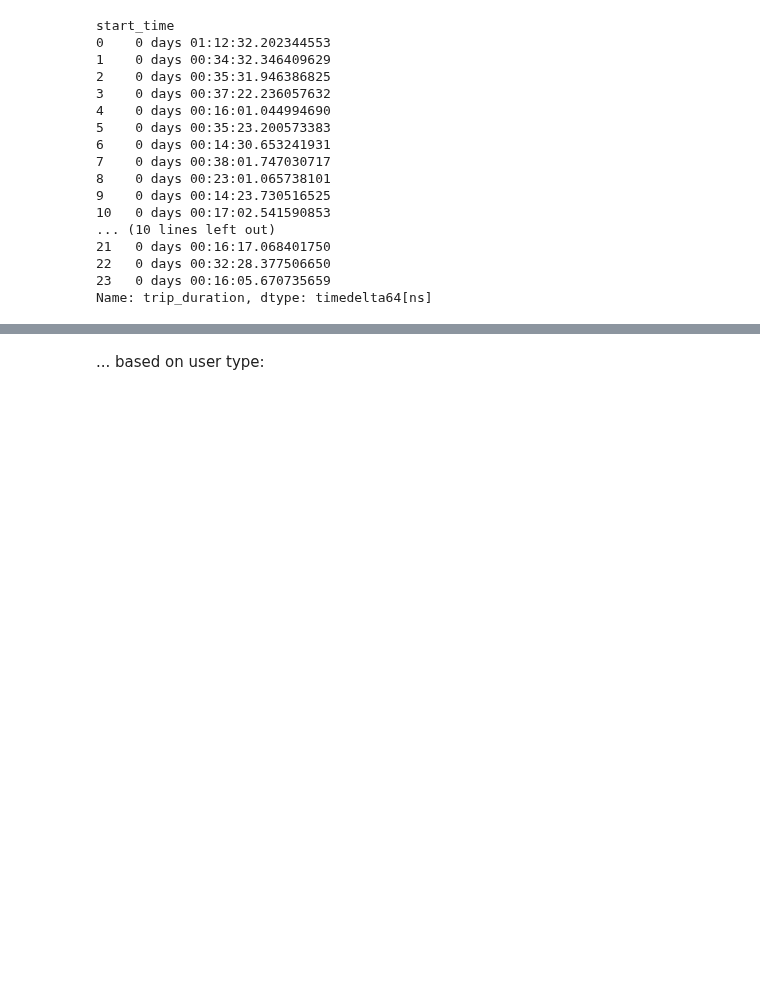
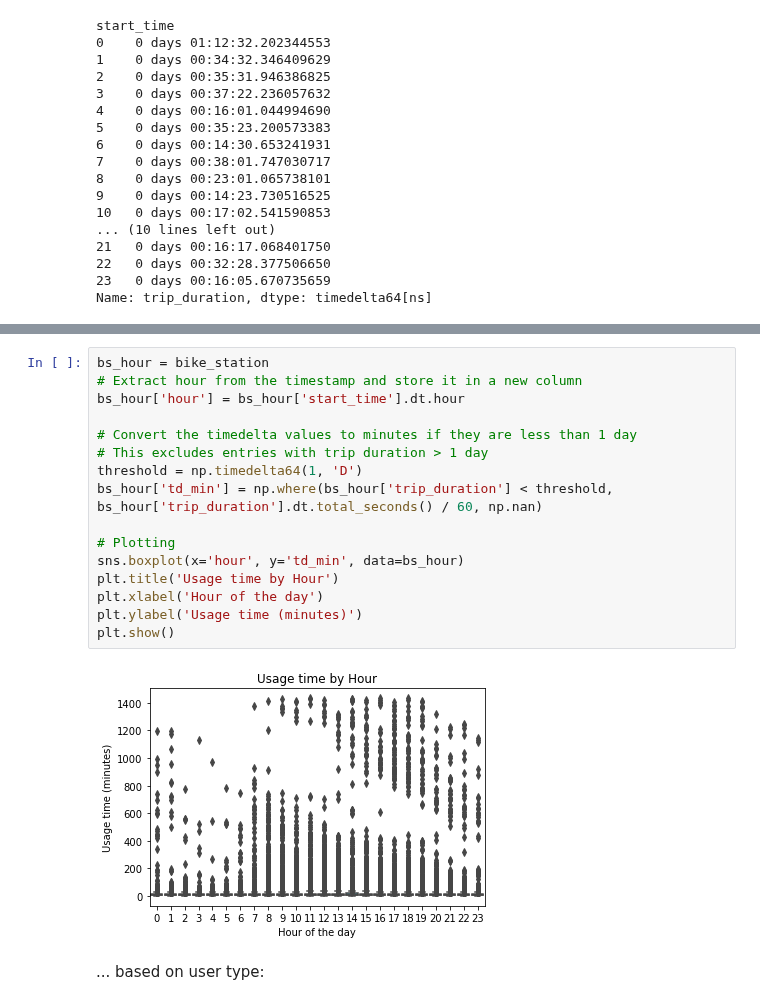
Before and after one commit to MoritzWagner13/Machine-Learning, a Jupyter notebook: Code.ipynb, the cells around one changed output, grey strips where cells are left out. Cells and saved outputs as stored; diff of their text form; blank space fills up the shorter version.

Commit message:
added boxplots

```diff
--- a/Code.ipynb
+++ b/Code.ipynb
@@ -472,3 +502,22 @@ Name: trip_duration, dtype: timedelta64[ns]
+# %%
+bs_hour = bike_station
+# Extract hour from the timestamp and store it in a new column
+bs_hour['hour'] = bs_hour['start_time'].dt.hour
+
+# Convert the timedelta values to minutes if they are less than 1 day
+# This excludes entries with trip duration > 1 day
+threshold = np.timedelta64(1, 'D')
+bs_hour['td_min'] = np.where(bs_hour['trip_duration'] < threshold,
+bs_hour['trip_duration'].dt.total_seconds() / 60, np.nan)
+
+# Plotting
+sns.boxplot(x='hour', y='td_min', data=bs_hour)
+plt.title('Usage time by Hour')
+plt.xlabel('Hour of the day')
+plt.ylabel('Usage time (minutes)')
+plt.show()
+# %% [output]
+[figure, added]
 # %% [markdown]
 ... based on user type:
 # %%
```
Also changed, not shown: parts of 12 cells of this notebook.
